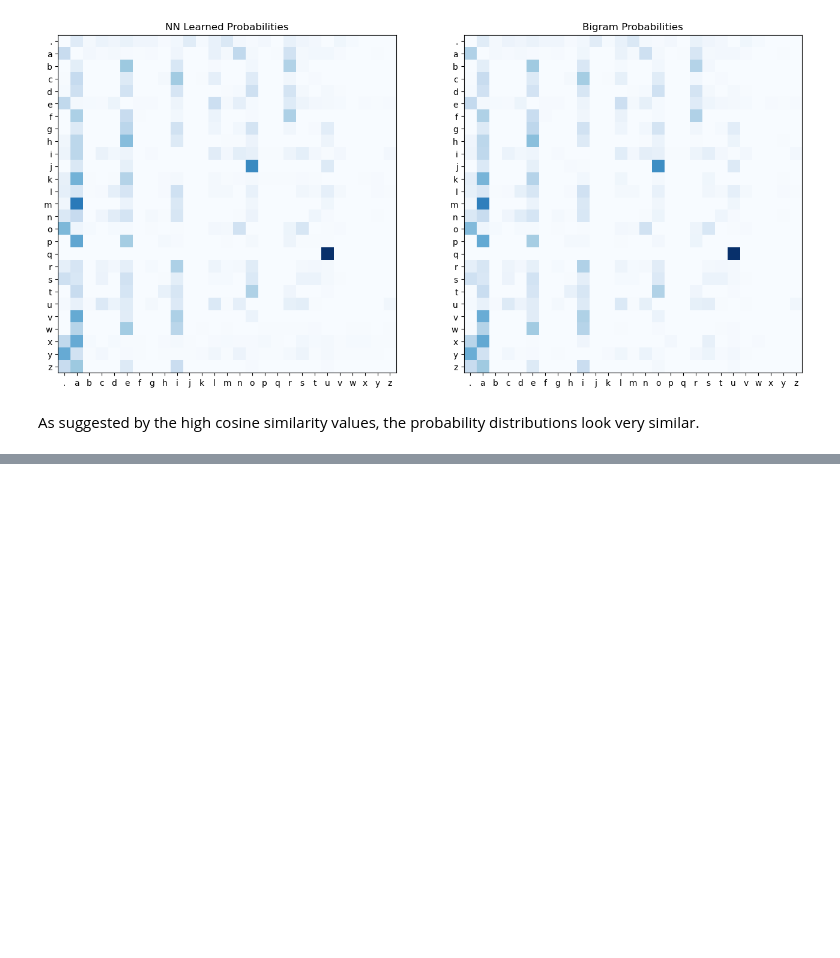
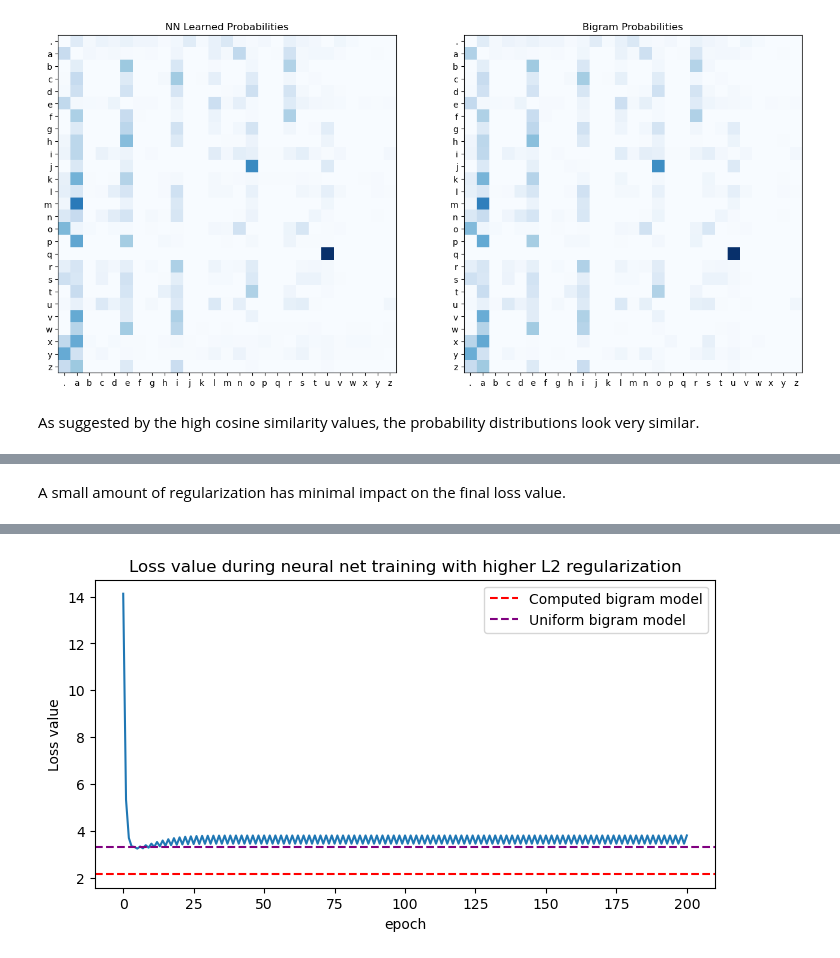
Before and after one commit to rladeira/bznames, a Jupyter notebook: bigram_models.ipynb, the cells around one changed output, grey strips where cells are left out. Drawn from its saved outputs; the diff is of its cells as text; code cells hidden in the pictures; blank space fills up the shorter version.

```diff
--- a/bigram_models.ipynb
+++ b/bigram_models.ipynb
@@ -611,0 +702,10 @@ As suggested by the high cosine similarity values, the probability distributions
+# %% [markdown]
+A small amount of regularization has minimal impact on the final loss value.
+# %%
+_, loss_values = run_gradient_descent_with_regularization(l2_reg=10)
+
+plot_learning_curve(
+    loss_values,
+    title="Loss value during neural net training with higher L2 regularization"
+);
+# %% [output]
@@ -611,0 +723 @@ As suggested by the high cosine similarity values, the probability distributions
+[figure, added]
```
Also changed, not shown: parts of 16 cells of this notebook.
